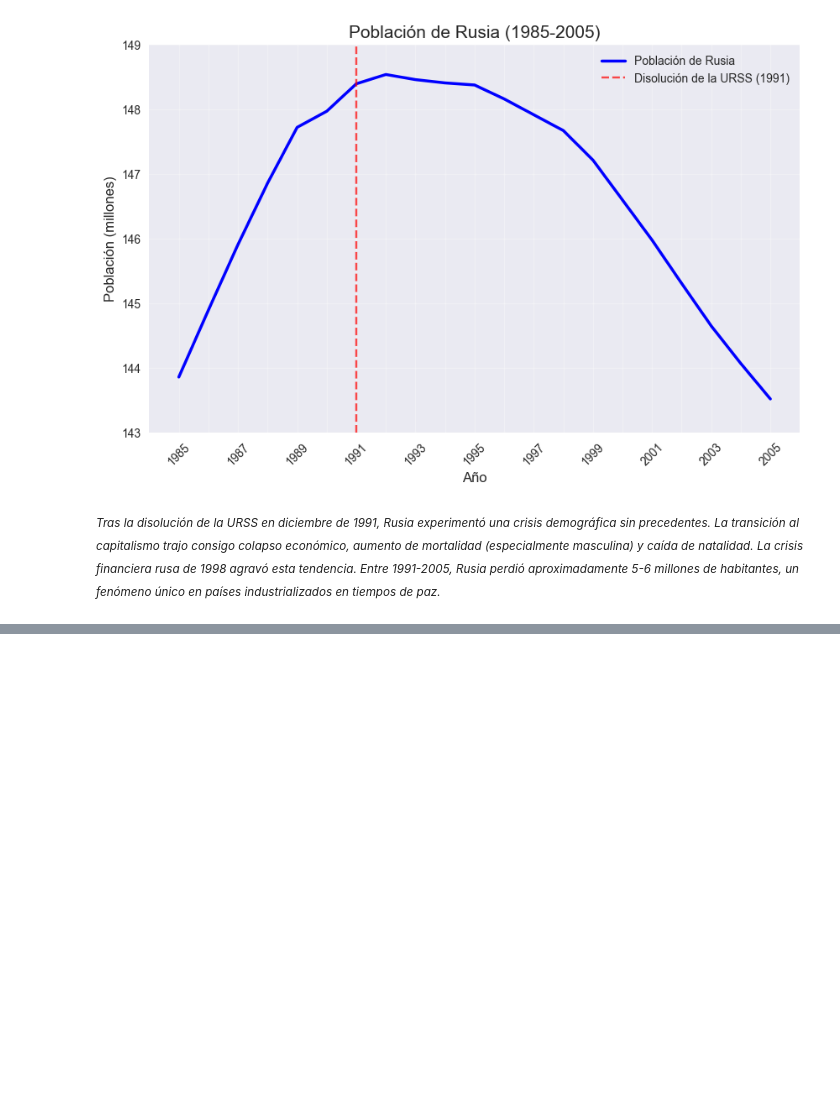
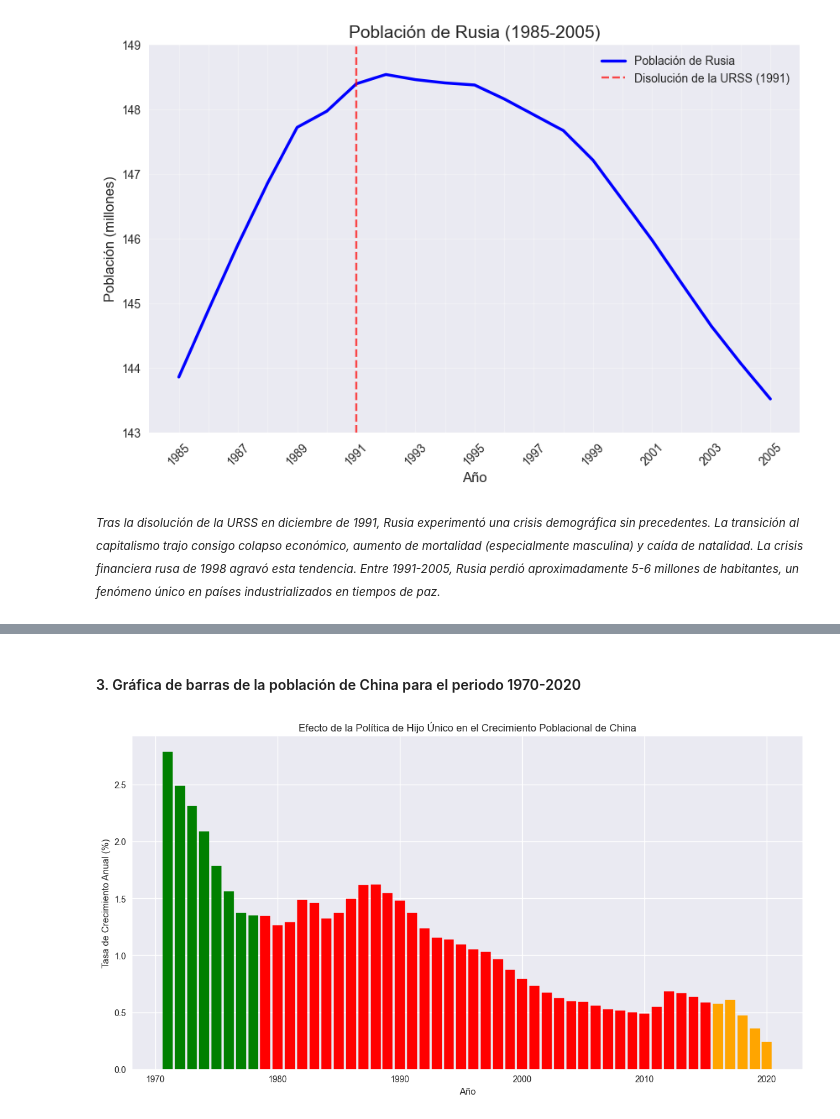
Before and after one commit to Bootcamp-IA-P4/world-population-migration-eda, a Jupyter notebook: population_eda.ipynb, the cells around one changed output, grey strips where cells are left out. Cells and saved outputs as stored; diff of their text form; code cells hidden in the pictures; blank space fills up the shorter version.

```diff
--- a/population_eda.ipynb
+++ b/population_eda.ipynb
@@ -337,0 +401,9 @@ plt.show()
+# %%
+china = df_long[df_long['Country Name'] == 'China']
+
+# Filtrar el período de interés (1970-2020)
+china_periodo = china[(china['Year'] >= 1970) & (china['Year'] <= 2020)]
+
+# Verificar que tenemos los datos correctos
+print("Primeras filas de datos de China:")
+print(china_periodo.head(51))
@@ -337,0 +430,10 @@ plt.show()
+# %%
+# Calcular tasas de crecimiento anual
+china_periodo['Crecimiento_Anual'] = china_periodo['Population'].pct_change() * 100
+
+# Eliminar el primer año que tendrá un valor NaN (no se puede calcular el crecimiento para el primer año)
+china_crecimiento = china_periodo.dropna()
+
+# Verificar el cálculo
+print("\nDatos con tasas de crecimiento:")
+print(china_crecimiento.head())
@@ -337,0 +448,31 @@ plt.show()
+# %% [markdown]
+#### 3. Gráfica de barras de la población de China para el periodo 1970-2020
+# %%
+# Crear la figura para el gráfico de barras
+plt.figure(figsize=(14, 7))
+
+# Crear gráfico de barras para las tasas de crecimiento
+bars = plt.bar(china_crecimiento['Year'], china_crecimiento['Crecimiento_Anual'],
+                width=0.8)
+
+# Colorear diferentes periodos
+for i, bar in enumerate(bars):
+    year = china_crecimiento['Year'].iloc[i]
+    if year < 1979:
+      bar.set_color('green') # Antes de la política
+    elif 1979 <= year <= 2015:
+      bar.set_color('red') # Durante la política
+    else:
+      bar.set_color('orange') # Después de la política
+
+# Líneas verticales para eventos clave
+plt.axvline(x=1979, color='darked', linestyle='--', linewidth=2, label='Inicio de la Política (1979)')
+plt.axvline(x=2015, color='darkorange', linestyle='--', linewidth=2, label='Fin de la Política (2015)')
+
+# Info del gráfico
+plt.title('Efecto de la Política de Hijo Único en el Crecimiento Poblacional de China')
+plt.xlabel('Año')
+plt.ylabel('Tasa de Crecimiento Anual (%)')
+plt.show()
+# %% [output]
+[figure, added]
```
Also changed, not shown: parts of 21 cells of this notebook.
